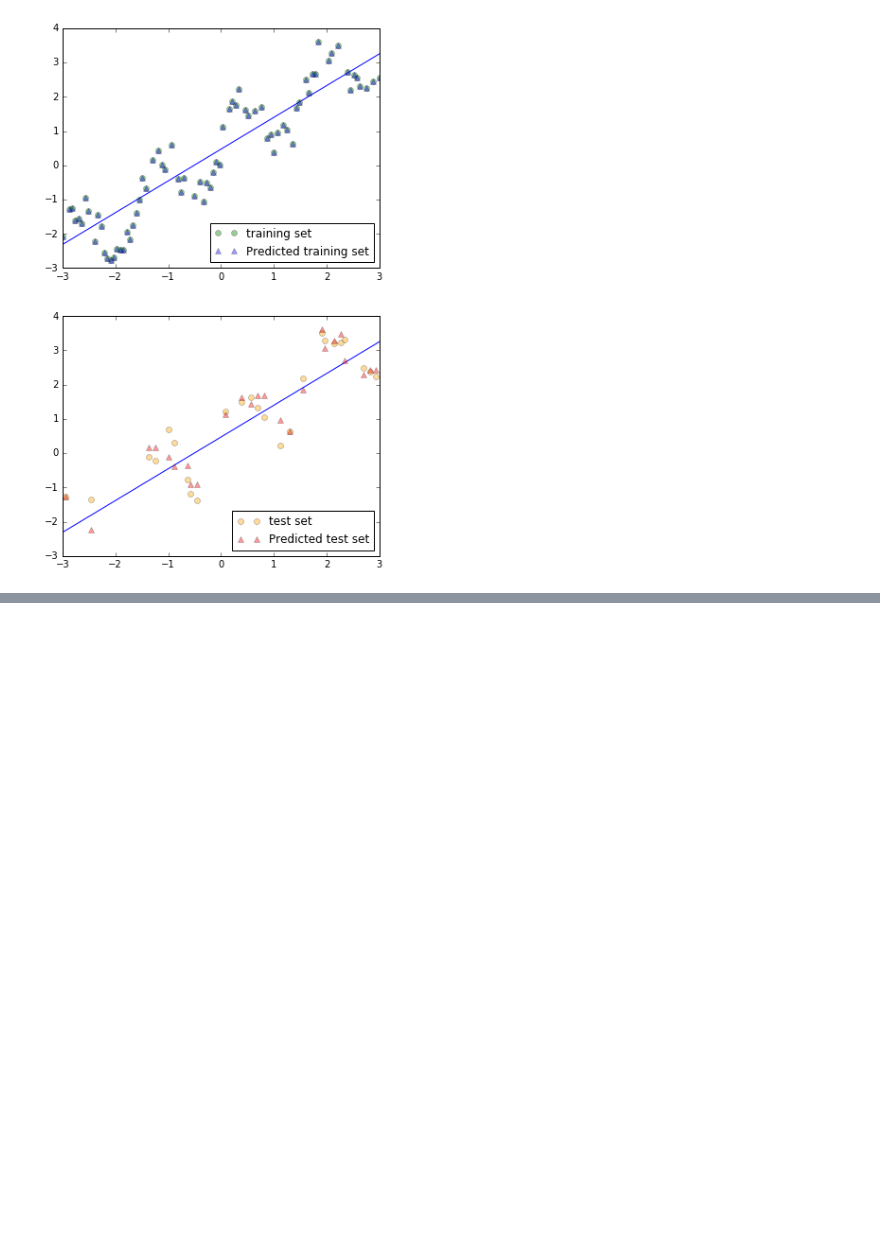
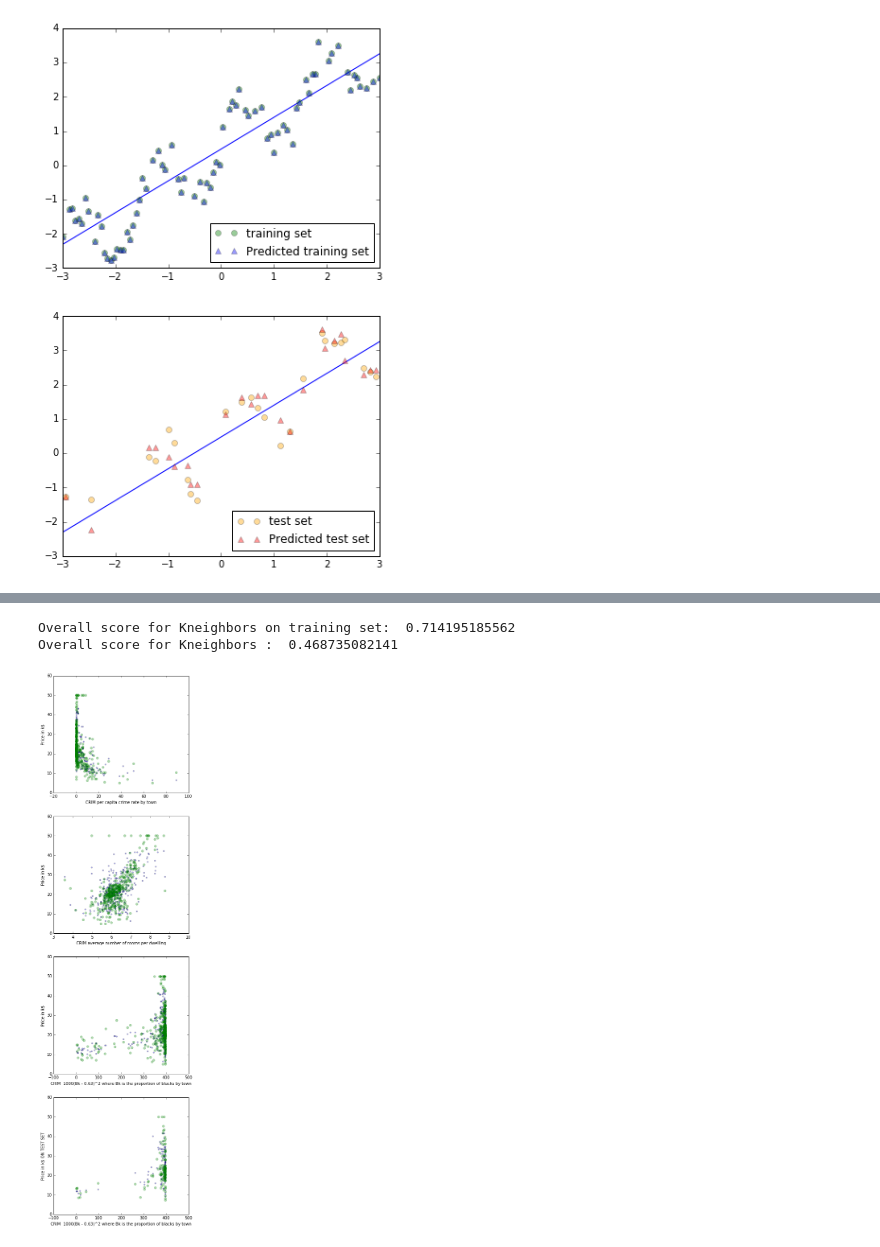
Before and after one commit to MrGreenRubato/notebooks, a Jupyter notebook: SciPy 2016 - Tutorial Part 4 - Supervised Learning - Regression.ipynb, the cells around one changed output, grey strips where cells are left out. Drawn from its saved outputs; the diff is of its cells as text; code cells hidden in the pictures; blank space fills up the shorter version.

```diff
--- a/SciPy 2016 - Tutorial Part 4 - Supervised Learning - Regression.ipynb
+++ b/SciPy 2016 - Tutorial Part 4 - Supervised Learning - Regression.ipynb
@@ -149,0 +197,51 @@ target:  (506,)
+# %%
+# Finally test with kneighbour algo
+from sklearn.neighbors import KNeighborsRegressor
+kr = KNeighborsRegressor(n_neighbors=4)
+kr.fit(X_train, y_train)
+
+
+# Try to plot price according to some features
+plt.figure(figsize=(6,24))
+
+y_predict = kr.predict(X_train)
+
+
+plt.subplot(4,1,1)
+plt.scatter(X_train[:,0], y_predict, s=10, alpha=0.3)
+plt.scatter(X_train[:,0], y_train, s=30, alpha=0.3, color='green')
+
+plt.xlabel(boston.feature_names[0] + ' per capita crime rate by town')
+plt.ylabel('Price in k$')
+
+
+plt.subplot(4,1,2)
+plt.scatter(X_train[:,5], y_predict, s=10, alpha=0.3)
+plt.scatter(X_train[:,5], y_train, s=30, alpha=0.3, color='green')
+
+plt.xlabel(boston.feature_names[0] + ' average number of rooms per dwelling')
+plt.ylabel('Price in k$')
+
+plt.subplot(4,1,3)
+plt.scatter(X_train[:,11], y_predict, s=10, alpha=0.3)
+plt.scatter(X_train[:,11], y_train, s=30, alpha=0.3, color='green')
+
+plt.xlabel(boston.feature_names[0] + '  1000(Bk - 0.63)^2 where Bk is the proportion of blacks by town')
+plt.ylabel('Price in k$')
+
+plt.subplot(4,1,4)
+y_predict_test = kr.predict(X_test)
+plt.scatter(X_test[:,11], y_predict_test, s=10, alpha=0.3)
+plt.scatter(X_test[:,11], y_test, s=30, alpha=0.3, color='green')
+
+plt.xlabel(boston.feature_names[0] + '  1000(Bk - 0.63)^2 where Bk is the proportion of blacks by town')
+plt.ylabel('Price in k$ ON TEST SET')
+
+
+# score ?
+print('Overall score for Kneighbors on training set: ', kr.score(X_train, y_train))
+print('Overall score for Kneighbors : ', kr.score(X_test, y_test))
+# %% [output]
+Overall score for Kneighbors on training set:  0.714195185562
+Overall score for Kneighbors :  0.468735082141
+[figure, added]
```
Also changed, not shown: parts of 2 cells of this notebook.
